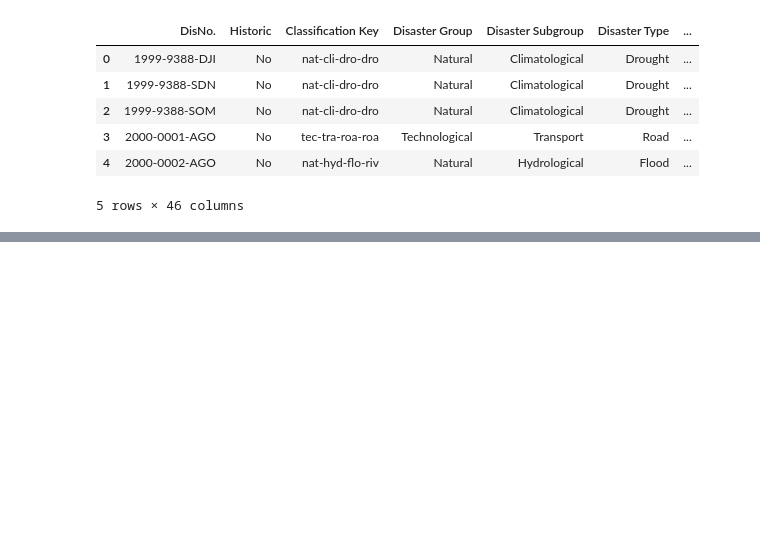
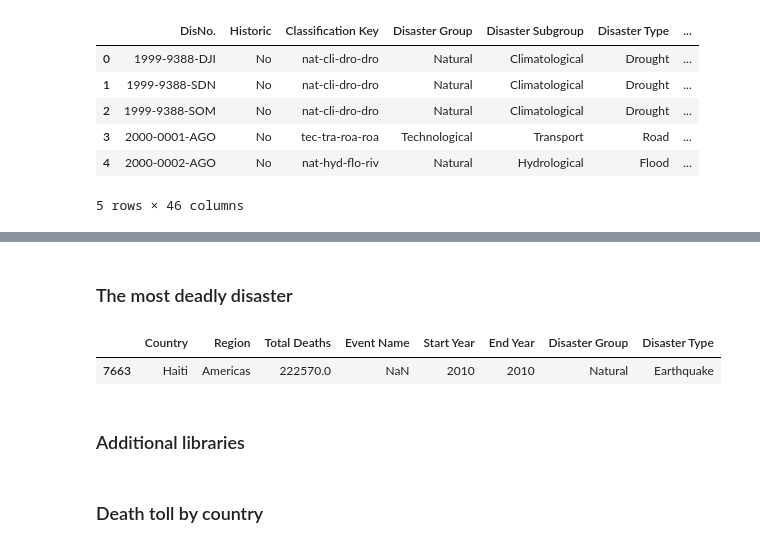
Before and after one commit to Data-Sharks/Disaster-Dataset, a Jupyter notebook: disaster_analysis.ipynb, the cells around one changed output, grey strips where cells are left out. Saved outputs shown, nothing was run; the diff lists cells and outputs as text; code cells hidden in the pictures; blank space fills up the shorter version.

```diff
--- a/disaster_analysis.ipynb
+++ b/disaster_analysis.ipynb
@@ -24,0 +37,9 @@ df.head()
+# %% [markdown]
+### The most deadly disaster
+# %%
+df_death.loc[[df_death['Total Deaths'].idxmax()]]
+# %% [output]
+|  | Country | Region | Total Deaths | Event Name | Start Year | End Year | Disaster Group | Disaster Type |
+| 7663 | Haiti | Americas | 222570.0 | NaN | 2010 | 2010 | Natural | Earthquake |
+# %% [markdown]
+### Additional libraries
@@ -24,0 +48,2 @@ df.head()
+# %% [markdown]
+### Death toll by country
```
Also changed, not shown: parts of 12 cells of this notebook.
